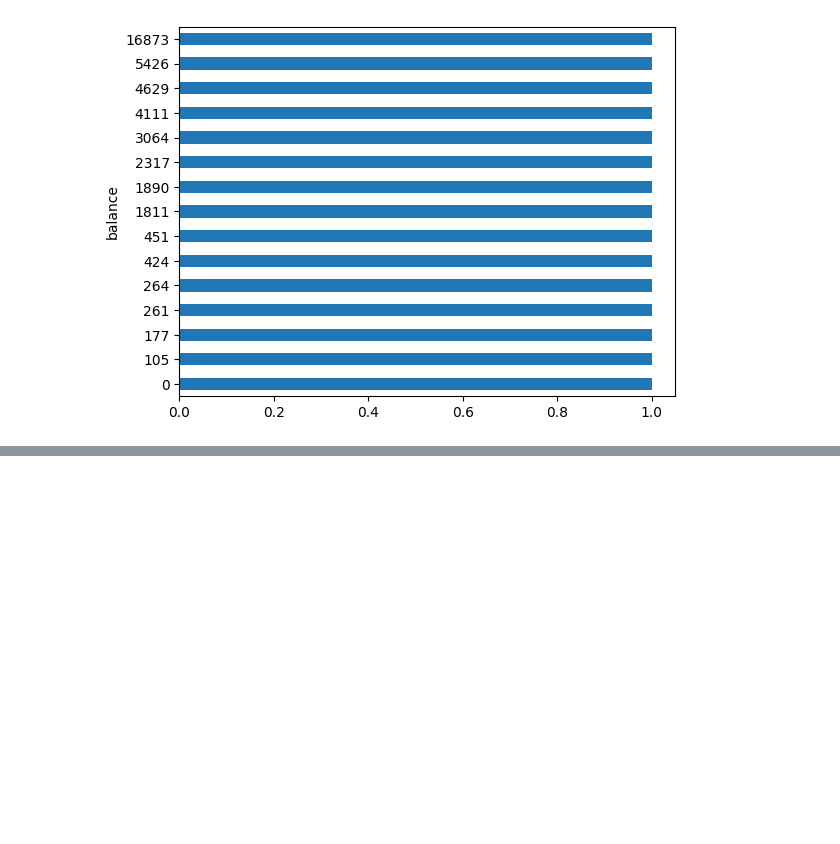
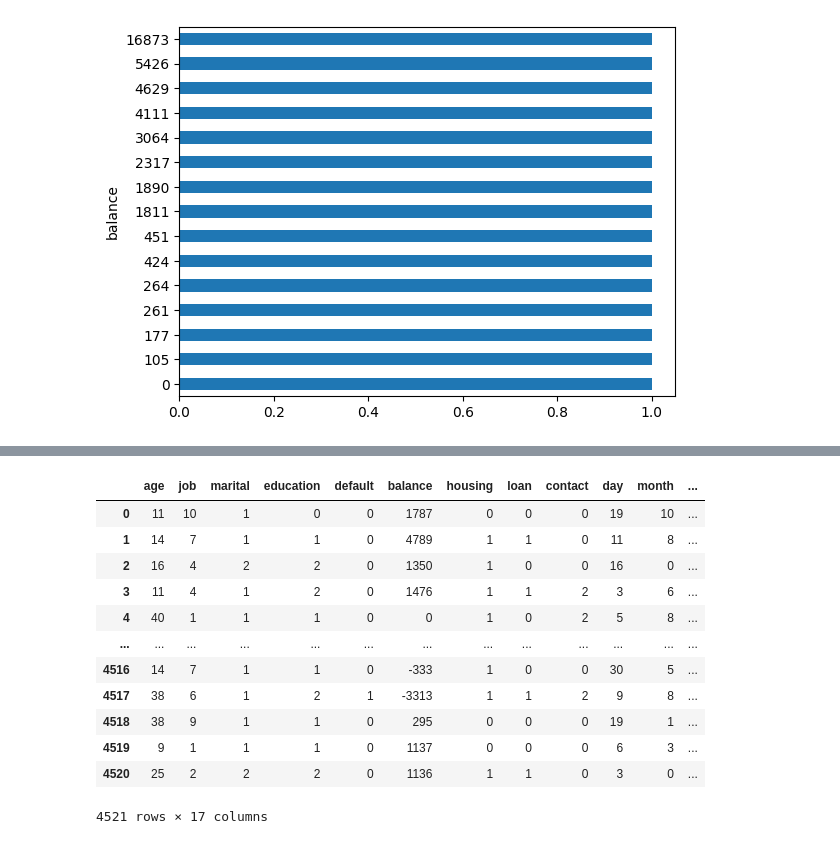
Before and after one commit to Pavitrakumar45/Bank, a Jupyter notebook: Bank_Telemarketing_ML_Model.ipynb, the cells around one changed output, grey strips where cells are left out. Drawn from its saved outputs; the diff is of its cells as text; code cells hidden in the pictures; blank space fills up the shorter version.

```diff
--- a/Bank_Telemarketing_ML_Model.ipynb
+++ b/Bank_Telemarketing_ML_Model.ipynb
@@ -257,0 +303,45 @@ Text(0.5, 1.0, 'Call Duration Records in Seconds vs Months')
+# %%
+# Encoding Technique : Label Encoder
+'''
+1. Independent Columns are encoded directly using LabelEncoder
+2. Target Columns must be decoded separately either by using replace function or
+map function.
+
+
+'''
+
+preprocess_data = df.copy()
+preprocess_data
+
+from sklearn.preprocessing import LabelEncoder
+le = LabelEncoder()
+
+# Transforming all categorical columns : Independent Columns
+
+df['job' ] = le.fit_transform(df['job'])
+df['marital'] = le.fit_transform(df['marital'])
+df['education'] = le.fit_transform(df['education'])
+df['default'] = le.fit_transform(df['default'])
+df['housing'] = le.fit_transform(df['housing'])
+df['loan'] = le.fit_transform(df['loan'])
+df['contact'] = le.fit_transform(df['contact'])
+df['month'] = le.fit_transform(df['month'])
+df['poutcome'] = le.fit_transform(df['poutcome'])
+
+# Transform Target Column to numerical
+df['y'] = df['y'].replace({'no':0,'yes':1})
+df
+# %% [output]
+|  | age | job | marital | education | default | balance | housing | loan | contact | day | month | ... |
+| 0 | 11 | 10 | 1 | 0 | 0 | 1787 | 0 | 0 | 0 | 19 | 10 | ... |
+| 1 | 14 | 7 | 1 | 1 | 0 | 4789 | 1 | 1 | 0 | 11 | 8 | ... |
+| 2 | 16 | 4 | 2 | 2 | 0 | 1350 | 1 | 0 | 0 | 16 | 0 | ... |
+| 3 | 11 | 4 | 1 | 2 | 0 | 1476 | 1 | 1 | 2 | 3 | 6 | ... |
+| 4 | 40 | 1 | 1 | 1 | 0 | 0 | 1 | 0 | 2 | 5 | 8 | ... |
+| ... | ... | ... | ... | ... | ... | ... | ... | ... | ... | ... | ... | ... |
+| 4516 | 14 | 7 | 1 | 1 | 0 | -333 | 1 | 0 | 0 | 30 | 5 | ... |
+| 4517 | 38 | 6 | 1 | 2 | 1 | -3313 | 1 | 1 | 2 | 9 | 8 | ... |
+| 4518 | 38 | 9 | 1 | 1 | 0 | 295 | 0 | 0 | 0 | 19 | 1 | ... |
+| 4519 | 9 | 1 | 1 | 1 | 0 | 1137 | 0 | 0 | 0 | 6 | 3 | ... |
+| 4520 | 25 | 2 | 2 | 2 | 0 | 1136 | 1 | 1 | 0 | 3 | 0 | ... |
+4521 rows × 17 columns
```
Also changed, not shown: parts of 12 cells of this notebook.
